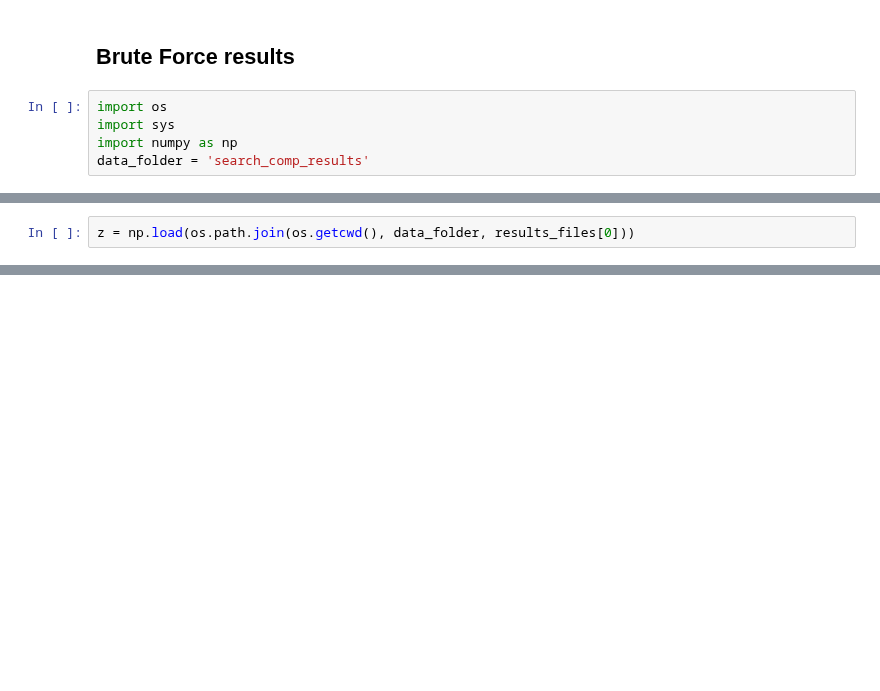
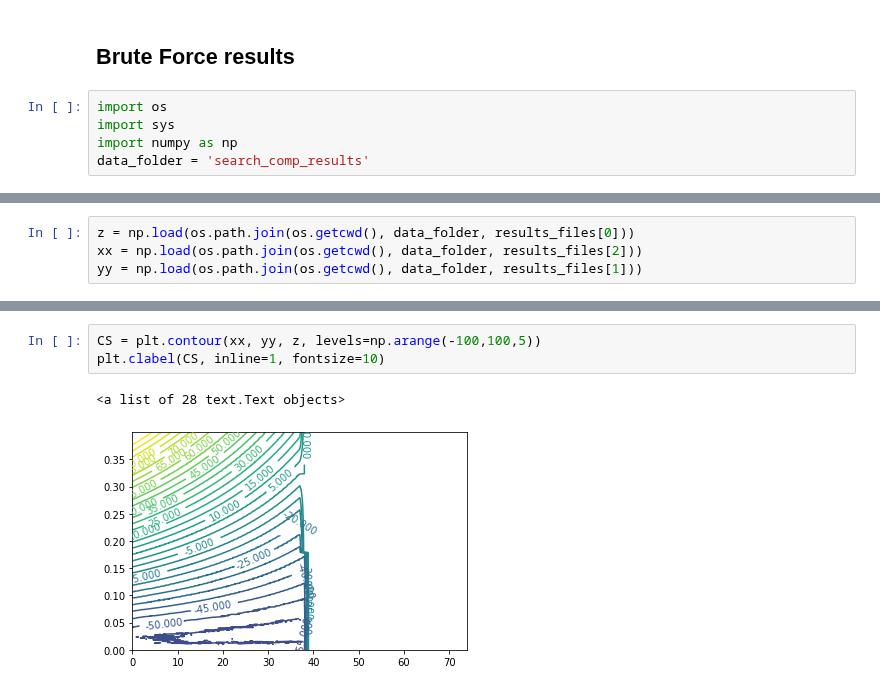
Before and after one commit to majkee15/credit_collections_rl, a Jupyter notebook: Untitled.ipynb, the cells around one changed output, grey strips where cells are left out. Cells and saved outputs as stored; diff of their text form; blank space fills up the shorter version.

```diff
--- a/Untitled.ipynb
+++ b/Untitled.ipynb
@@ -216,2 +216,4 @@ results_files
 # %%
 z = np.load(os.path.join(os.getcwd(), data_folder, results_files[0]))
+xx = np.load(os.path.join(os.getcwd(), data_folder, results_files[2]))
+yy = np.load(os.path.join(os.getcwd(), data_folder, results_files[1]))
@@ -222,0 +227,6 @@ plt.plot(z[:10,0])
+# %%
+CS = plt.contour(xx, yy, z, levels=np.arange(-100,100,5))
+plt.clabel(CS, inline=1, fontsize=10)
+# %% [output]
+<a list of 28 text.Text objects>
+[figure, added]
```
Also changed, not shown: parts of 16 cells of this notebook, 2 other files.
